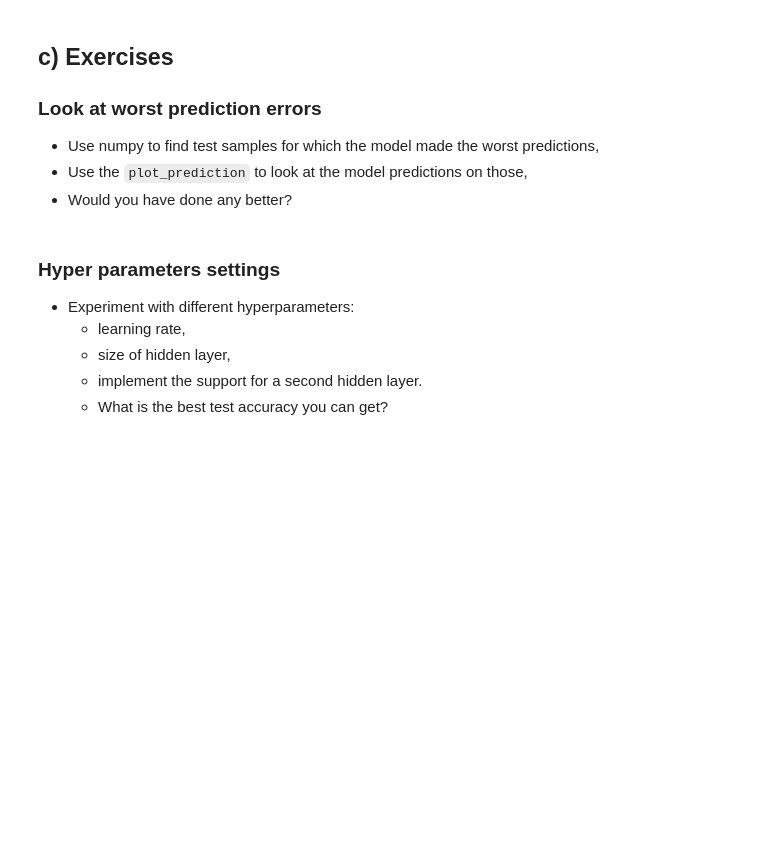
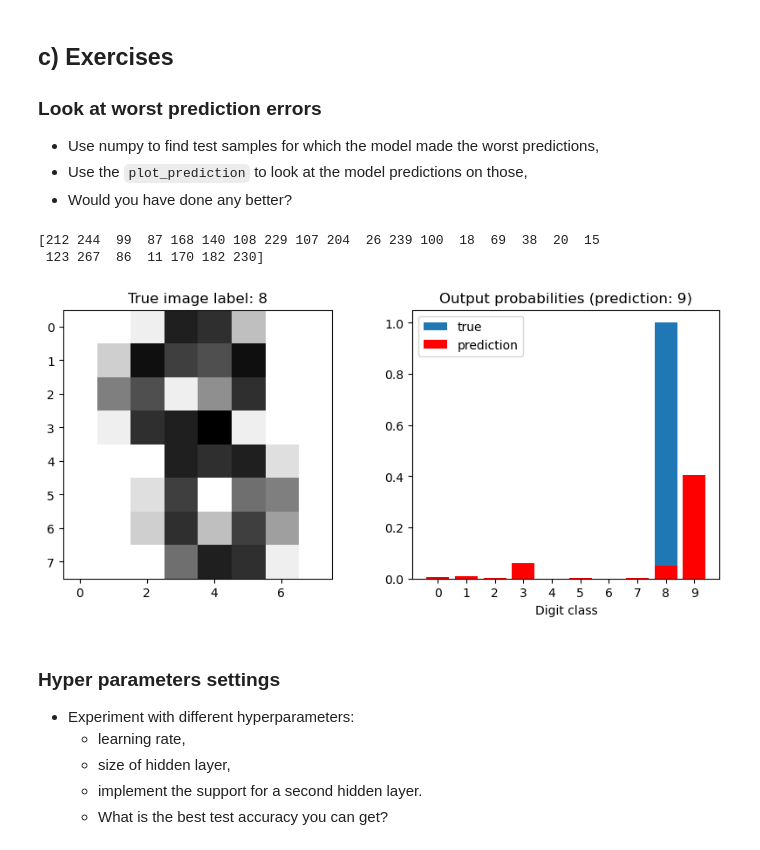
Before and after one commit to shahab-malik748/deep_learning, a Jupyter notebook: 01_materials/labs/lab_2.ipynb, the cells around one changed output. Saved outputs shown, nothing was run; the diff lists cells and outputs as text; code cells hidden in the pictures; blank space fills up the shorter version.

```diff
--- a/01_materials/labs/lab_2.ipynb
+++ b/01_materials/labs/lab_2.ipynb
@@ -521,3 +525,19 @@ plot_prediction(model, sample_idx=4)
+# %%
+correct = y_preds == y_test
+confidences = y_probs[np.arange(len(y_test)), y_preds]
+wrong_confidences = confidences[~correct]
+wrong_indices = np.where(~correct)[0]
+
+sorted_wrong = wrong_indices[np.argsort(-wrong_confidences)]
+
+print(sorted_wrong)
+# %% [output]
+[212 244  99  87 168 140 108 229 107 204  26 239 100  18  69  38  20  15
+ 123 267  86  11 170 182 230]
+# %%
+plot_prediction(model, sample_idx=26)
+# %% [output]
+[figure, added]
 # %% [markdown]
 ### Hyper parameters settings
 
```
Also changed, not shown: parts of 17 cells of this notebook, 2 other files.
